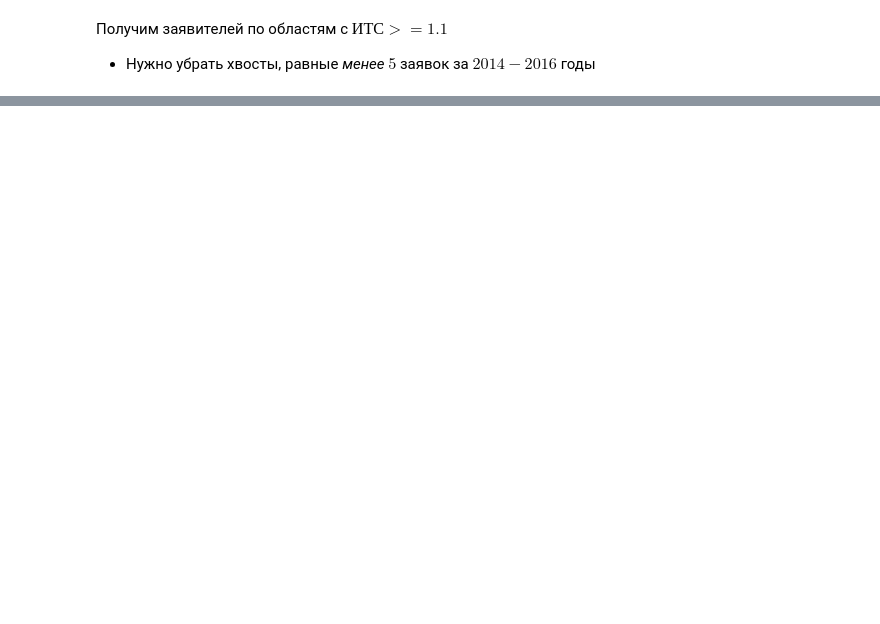
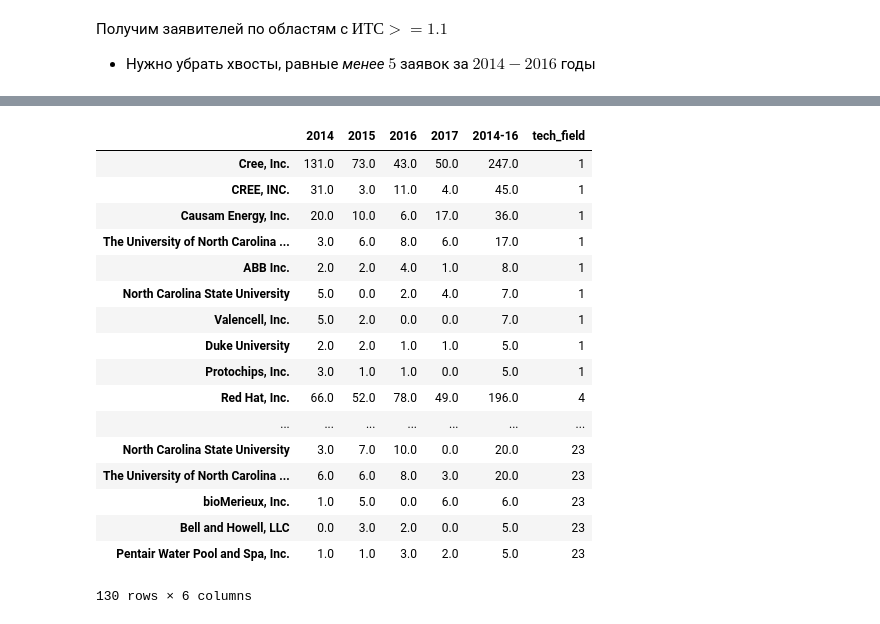
Before and after one commit to Witold1/fast_draft, a Jupyter notebook: заполнение профиля города.ipynb, the cells around one changed output, grey strips where cells are left out. Saved outputs shown, nothing was run; the diff lists cells and outputs as text; code cells hidden in the pictures; blank space fills up the shorter version.

```diff
--- a/заполнение профиля города.ipynb
+++ b/заполнение профиля города.ipynb
@@ -191,0 +189,48 @@ string of fileds for sql: ( 1, 2, 4, 6, 10, 12, 13, 15, 16, 23, 29, 34 )
+# %%
+# создадим словарь структуры, описанной выше
+dict_of_leaders_per_tech_fileds = defaultdict(lambda: defaultdict(lambda: defaultdict(int)))
+
+for appln_id in df['appln_id'].unique():
+
+    current_app = df[df['appln_id'] == appln_id][['appln_filing_year', 'techn_field_nr', 'person_name']].drop_duplicates()
+#     curr_app_year = current_app.appln_filing_year.unique()
+#     curr_app_fields = current_app.techn_field_nr.unique()
+
+    for row in current_app.values:
+        curr_app_year, tech_filed, person_name = row
+        if tech_filed in fields_with_its_greater_or_equal1and1:
+            dict_of_leaders_per_tech_fileds[tech_filed][curr_app_year][person_name] += 1
+# %%
+df_leaders_per_tech_fileds = pd.DataFrame([])
+flatten_of_leaders_per_tech_fileds = []
+for key, val in dict_of_leaders_per_tech_fileds.items():
+    cur_field = pd.DataFrame(val).replace(np.nan, 0)
+    cur_field = cur_field.reindex(columns=[2014, 2015, 2016, 2017])
+    cur_field = cur_field.assign(summa2014to16 = lambda x:x[2014]+x[2015]+x[2016])
+    cur_field.columns = cur_field.columns.tolist()[0:-1] + ['2014-16']
+    cur_field = cur_field[cur_field['2014-16'] >= 5]
+    cur_field['tech_field'] = key
+    cur_field.head()
+    df_leaders_per_tech_fileds = pd.concat([df_leaders_per_tech_fileds, cur_field])
+# %%
+df_leaders_per_tech_fileds = df_leaders_per_tech_fileds.sort_values(['tech_field', '2014-16'], ascending=[True, False])
+df_leaders_per_tech_fileds
+# %% [output]
+|  | 2014 | 2015 | 2016 | 2017 | 2014-16 | tech_field |
+| Cree, Inc. | 131.0 | 73.0 | 43.0 | 50.0 | 247.0 | 1 |
+| CREE, INC. | 31.0 | 3.0 | 11.0 | 4.0 | 45.0 | 1 |
+| Causam Energy, Inc. | 20.0 | 10.0 | 6.0 | 17.0 | 36.0 | 1 |
+| The University of North Carolina ... | 3.0 | 6.0 | 8.0 | 6.0 | 17.0 | 1 |
+| ABB Inc. | 2.0 | 2.0 | 4.0 | 1.0 | 8.0 | 1 |
+| North Carolina State University | 5.0 | 0.0 | 2.0 | 4.0 | 7.0 | 1 |
+| Valencell, Inc. | 5.0 | 2.0 | 0.0 | 0.0 | 7.0 | 1 |
+| Duke University | 2.0 | 2.0 | 1.0 | 1.0 | 5.0 | 1 |
+| Protochips, Inc. | 3.0 | 1.0 | 1.0 | 0.0 | 5.0 | 1 |
+| Red Hat, Inc. | 66.0 | 52.0 | 78.0 | 49.0 | 196.0 | 4 |
+| ... | ... | ... | ... | ... | ... | ... |
+| North Carolina State University | 3.0 | 7.0 | 10.0 | 0.0 | 20.0 | 23 |
+| The University of North Carolina ... | 6.0 | 6.0 | 8.0 | 3.0 | 20.0 | 23 |
+| bioMerieux, Inc. | 1.0 | 5.0 | 0.0 | 6.0 | 6.0 | 23 |
+| Bell and Howell, LLC | 0.0 | 3.0 | 2.0 | 0.0 | 5.0 | 23 |
+| Pentair Water Pool and Spa, Inc. | 1.0 | 1.0 | 3.0 | 2.0 | 5.0 | 23 |
+130 rows × 6 columns
```
Also changed, not shown: parts of 14 cells of this notebook.
